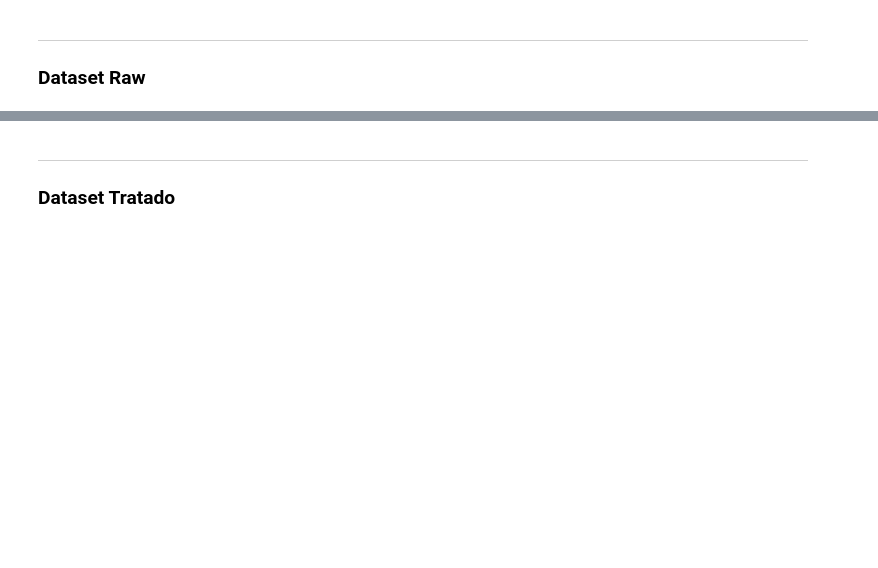
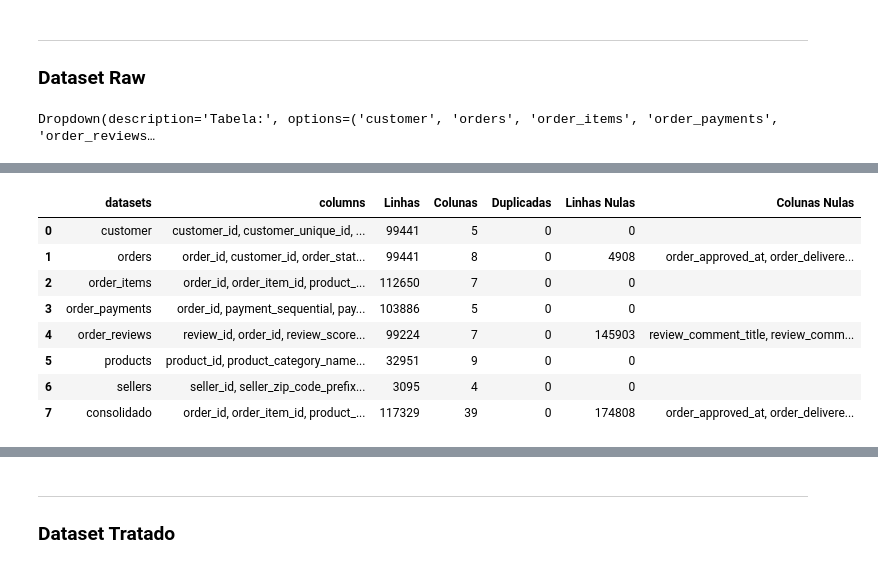
Before and after one commit to Andrvz/Pos_Graduacao_MVP, a Jupyter notebook: MVP_2_Olist.ipynb, the cells around one changed output, grey strips where cells are left out. Saved outputs shown, nothing was run; the diff lists cells and outputs as text; code cells hidden in the pictures; blank space fills up the shorter version.

```diff
--- a/MVP_2_Olist.ipynb
+++ b/MVP_2_Olist.ipynb
@@ -723,5 +801,7 @@ ________________________________________________________________________________
 ### Dataset Raw
 # %%
 #@title Dataset Raw - Resumo de tabelas
-create_widgets_and_execute_function(Olist.dataset_raw)
+VIZ.create_widgets_and_execute_function(Olist.dataset_raw)
 Olist.resumo_tabelas_raw
+# %% [output]
+Dropdown(description='Tabela:', options=('customer', 'orders', 'order_items', 'order_payments', 'order_reviews…
@@ -728,2 +809,11 @@ Olist.resumo_tabelas_raw
+|  | datasets | columns | Linhas | Colunas | Duplicadas | Linhas Nulas | Colunas Nulas |
+| 0 | customer | customer_id, customer_unique_id, ... | 99441 | 5 | 0 | 0 |  |
+| 1 | orders | order_id, customer_id, order_stat... | 99441 | 8 | 0 | 4908 | order_approved_at, order_delivere... |
+| 2 | order_items | order_id, order_item_id, product_... | 112650 | 7 | 0 | 0 |  |
+| 3 | order_payments | order_id, payment_sequential, pay... | 103886 | 5 | 0 | 0 |  |
+| 4 | order_reviews | review_id, order_id, review_score... | 99224 | 7 | 0 | 145903 | review_comment_title, review_comm... |
+| 5 | products | product_id, product_category_name... | 32951 | 9 | 0 | 0 |  |
+| 6 | sellers | seller_id, seller_zip_code_prefix... | 3095 | 4 | 0 | 0 |  |
+| 7 | consolidado | order_id, order_item_id, product_... | 117329 | 39 | 0 | 174808 | order_approved_at, order_delivere... |
 # %%
 #@title Dataset Raw - Resumo de colunas
```
Also changed, not shown: parts of 23 cells of this notebook.
